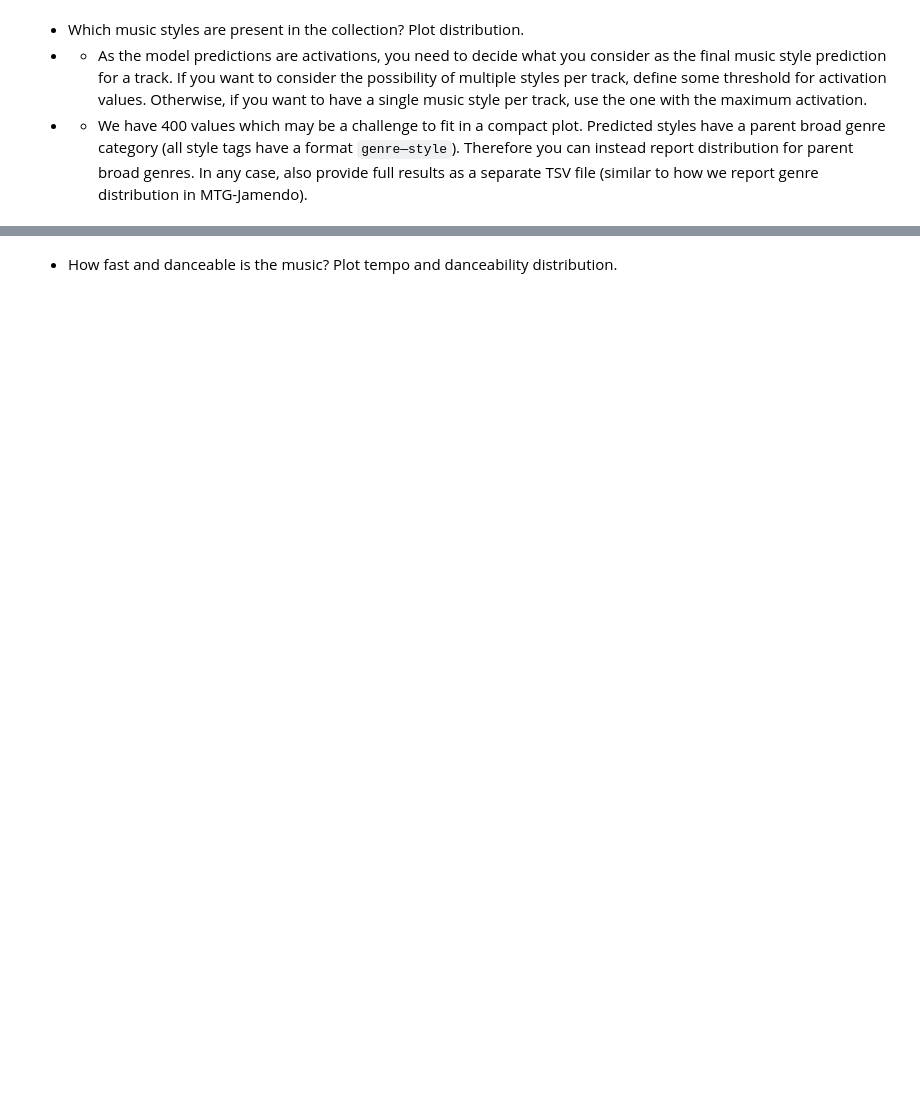
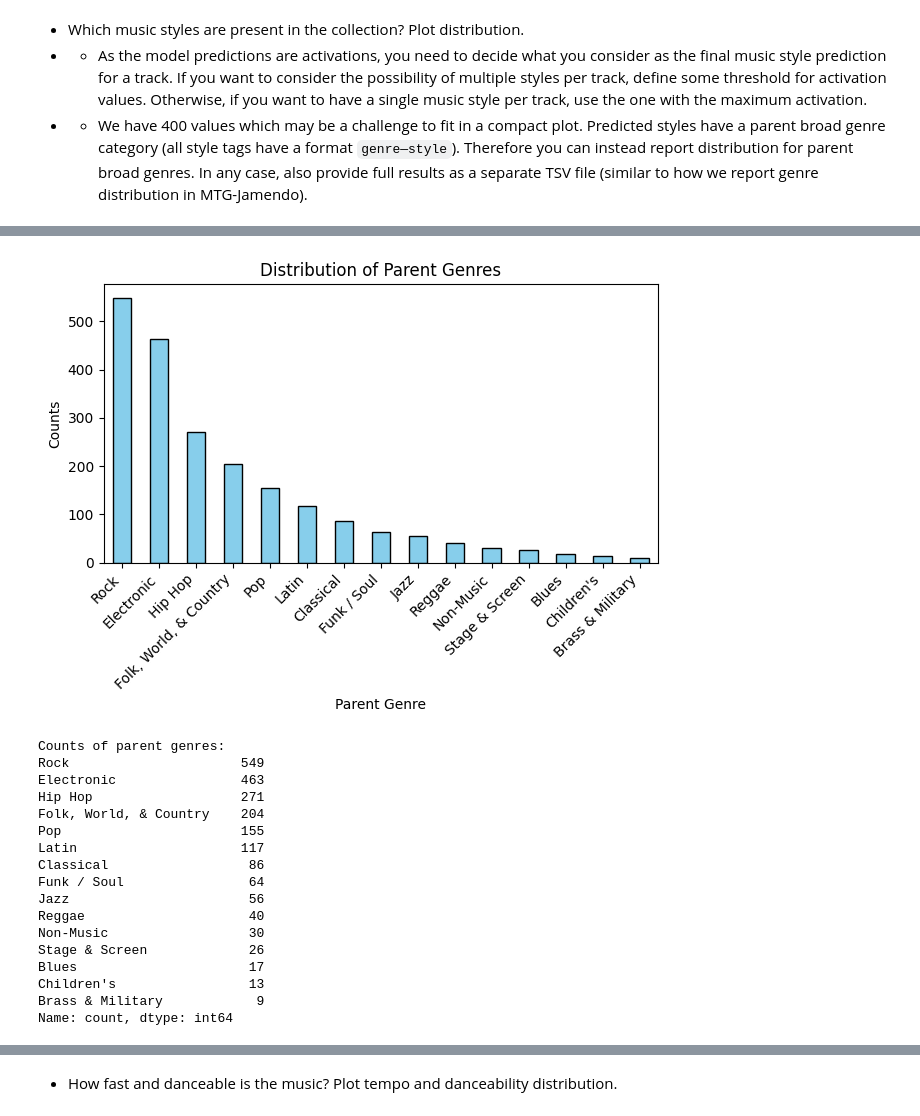
Before and after one commit to Masetto96/music-collection-analyzer, a Jupyter notebook: statistics.ipynb, the cells around one changed output, grey strips where cells are left out. Cells and saved outputs as stored; diff of their text form; code cells hidden in the pictures; blank space fills up the shorter version.

```diff
--- a/statistics.ipynb
+++ b/statistics.ipynb
@@ -34,3 +30,55 @@ foo.shape
+# %%
+pickle_file_path = 'descriptors/discogs-400-genre.pkl'
+
+discogs_df = u.read_pickle_descriptors(pickle_file_path)
+
+# Find column name with max value in each row
+# discard first column as it contains filepath
+max_column_per_row = discogs_df.loc[:, discogs_df.columns[1:]].idxmax(axis='columns')
+
+# Create a DataFrame with the counts and column name
+distribution_counts_df = pd.DataFrame({'Genre': max_column_per_row.value_counts().index, 'Count': max_column_per_row.value_counts().values})
+
+# Save the DataFrame to a TSV file with column names
+distribution_counts_df.to_csv('metadata/genre-distribution_counts.tsv', sep='\t', index=False)
+
+# Counting only parent genre divided by "--"
+parent_genre_counts = max_column_per_row.apply(lambda x: x.split('---')[0]).value_counts()
+
+# Plot the bar chart
+ax = parent_genre_counts.plot(kind="bar", color='skyblue', edgecolor='black')
+
+# Set labels and title
+ax.set_xlabel('Parent Genre')
+ax.set_ylabel('Counts')
+ax.set_title('Distribution of Parent Genres')
+
+# Rotate x-axis labels for better readability
+plt.xticks(rotation=45, ha='right')
+plt.tight_layout()
+plt.show()
+
+print("Counts of parent genres:")
+print(parent_genre_counts)
+# %% [output]
+[figure, added]
+Counts of parent genres:
+Rock                      549
+Electronic                463
+Hip Hop                   271
+Folk, World, & Country    204
+Pop                       155
+Latin                     117
+Classical                  86
+Funk / Soul                64
+Jazz                       56
+Reggae                     40
+Non-Music                  30
+Stage & Screen             26
+Blues                      17
+Children's                 13
+Brass & Military            9
+Name: count, dtype: int64
 # %%
 pickle_file_path = 'descriptors/descriptors-but-genre-v2.pkl'
 
```
Also changed, not shown: parts of 13 cells of this notebook, 11 other files.
